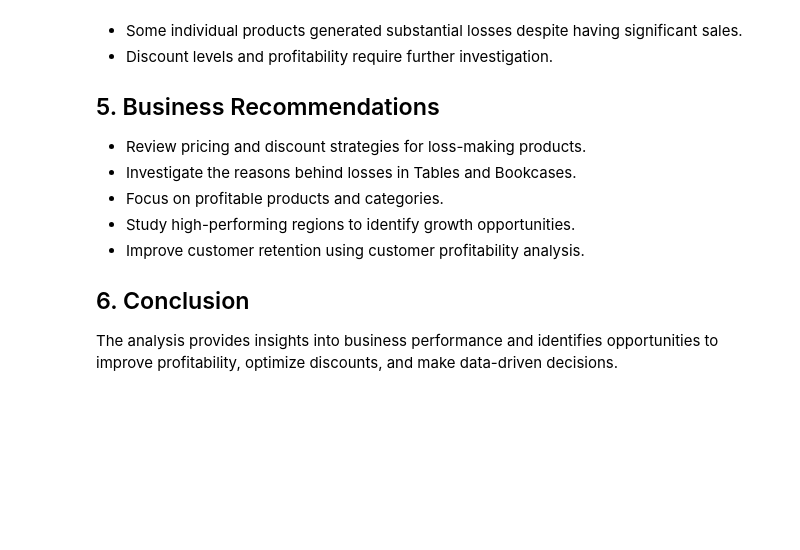
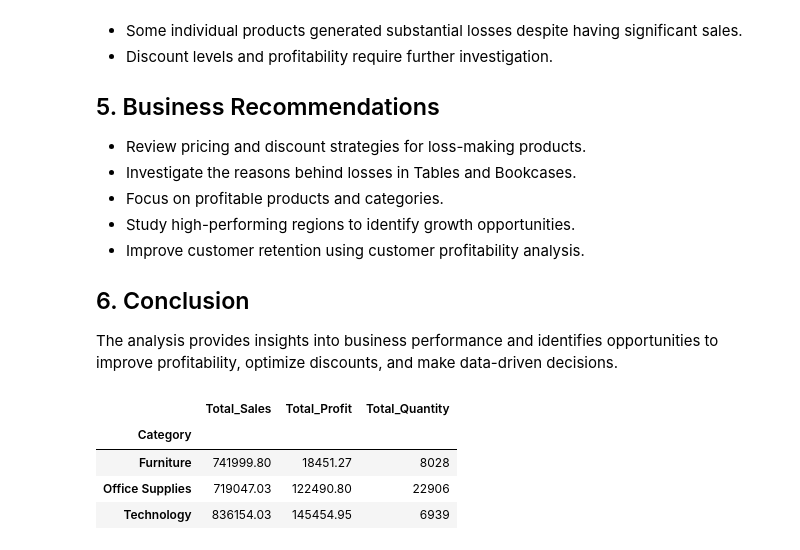
Before and after one commit to arshad-jamal32/ecommerce-sales-analysis, a Jupyter notebook: notebooks/01_sales_analysis.ipynb, the cells around one changed output. Cells and saved outputs as stored; diff of their text form; code cells hidden in the pictures; blank space fills up the shorter version.

```diff
--- a/notebooks/01_sales_analysis.ipynb
+++ b/notebooks/01_sales_analysis.ipynb
@@ -1061,3 +1061,17 @@ This project analyzes the Sample Superstore dataset to understand sales performa
 
 ## 6. Conclusion
 The analysis provides insights into business performance and identifies opportunities to improve profitability, optimize discounts, and make data-driven decisions.
+# %%
+category_report = df_clean.groupby("Category").agg(
+    Total_Sales=("Sales", "sum"),
+    Total_Profit=("Profit", "sum"),
+    Total_Quantity=("Quantity", "sum")
+).round(2)
+
+display(category_report)
+# %% [output]
+|  | Total_Sales | Total_Profit | Total_Quantity |
+| Category |  |  |  |
+| Furniture | 741999.80 | 18451.27 | 8028 |
+| Office Supplies | 719047.03 | 122490.80 | 22906 |
+| Technology | 836154.03 | 145454.95 | 6939 |
```
Also changed, not shown: parts of 10 cells of this notebook.
